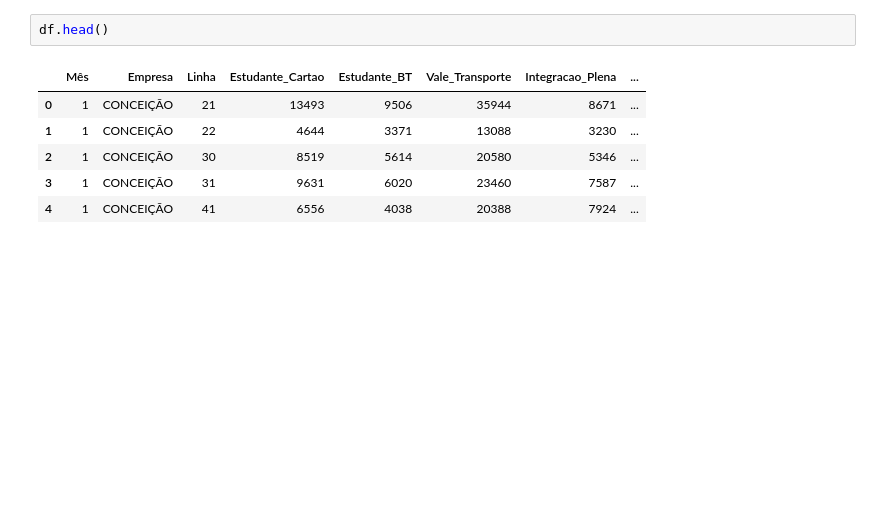
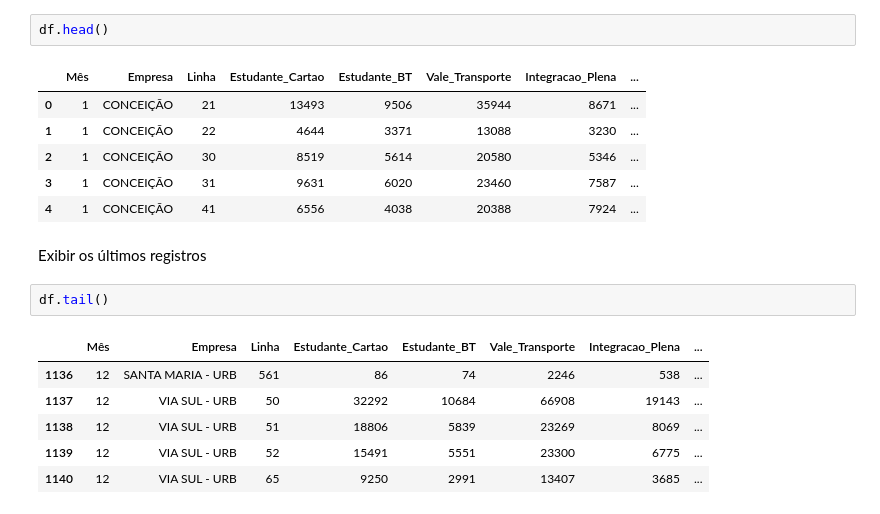
Before and after one commit to georgemaia/dadosabertos, a Jupyter notebook: mobilidade/rn-natal/Bilhetagem_Eletrônica-2018-Analitico.ipynb, the cells around one changed output. Saved outputs shown, nothing was run; the diff lists cells and outputs as text; blank space fills up the shorter version.

```diff
--- a/mobilidade/rn-natal/Bilhetagem_Eletrônica-2018-Analitico.ipynb
+++ b/mobilidade/rn-natal/Bilhetagem_Eletrônica-2018-Analitico.ipynb
@@ -59,3 +59,14 @@ df.head()
 | 2 | 1 | CONCEIÇÃO | 30 | 8519 | 5614 | 20580 | 5346 | ... |
 | 3 | 1 | CONCEIÇÃO | 31 | 9631 | 6020 | 23460 | 7587 | ... |
 | 4 | 1 | CONCEIÇÃO | 41 | 6556 | 4038 | 20388 | 7924 | ... |
+# %% [markdown]
+Exibir os últimos registros
+# %%
+df.tail()
+# %% [output]
+|  | Mês | Empresa | Linha | Estudante_Cartao | Estudante_BT | Vale_Transporte | Integracao_Plena | ... |
+| 1136 | 12 | SANTA MARIA - URB | 561 | 86 | 74 | 2246 | 538 | ... |
+| 1137 | 12 | VIA SUL - URB | 50 | 32292 | 10684 | 66908 | 19143 | ... |
+| 1138 | 12 | VIA SUL - URB | 51 | 18806 | 5839 | 23269 | 8069 | ... |
+| 1139 | 12 | VIA SUL - URB | 52 | 15491 | 5551 | 23300 | 6775 | ... |
+| 1140 | 12 | VIA SUL - URB | 65 | 9250 | 2991 | 13407 | 3685 | ... |
```
Also changed, not shown: parts of 20 cells of this notebook, 1 other file.
